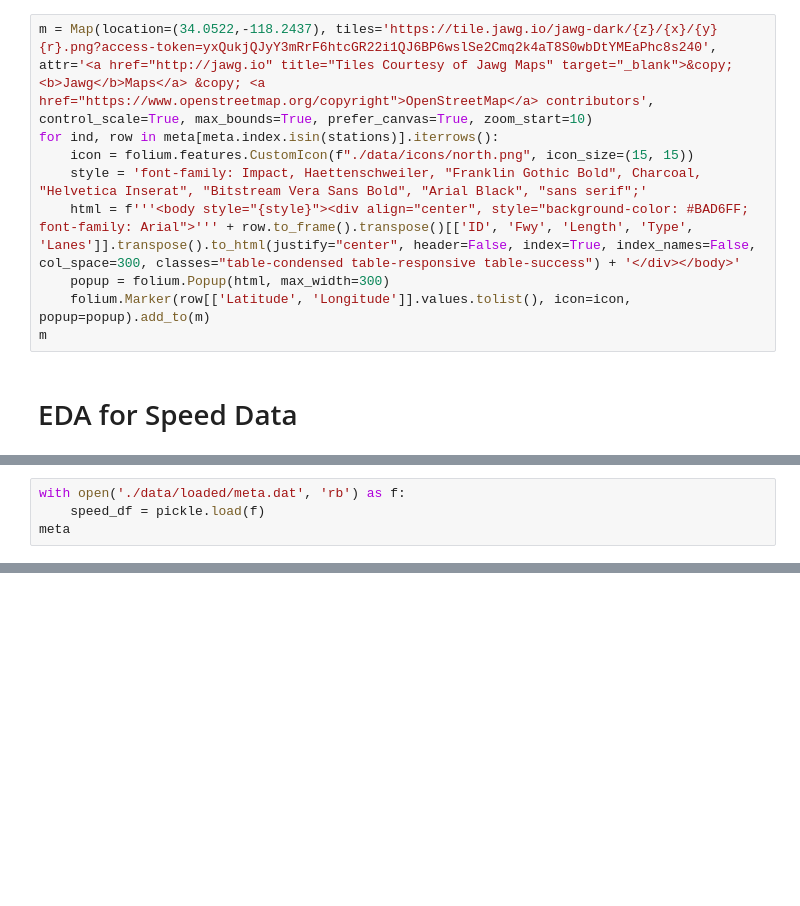
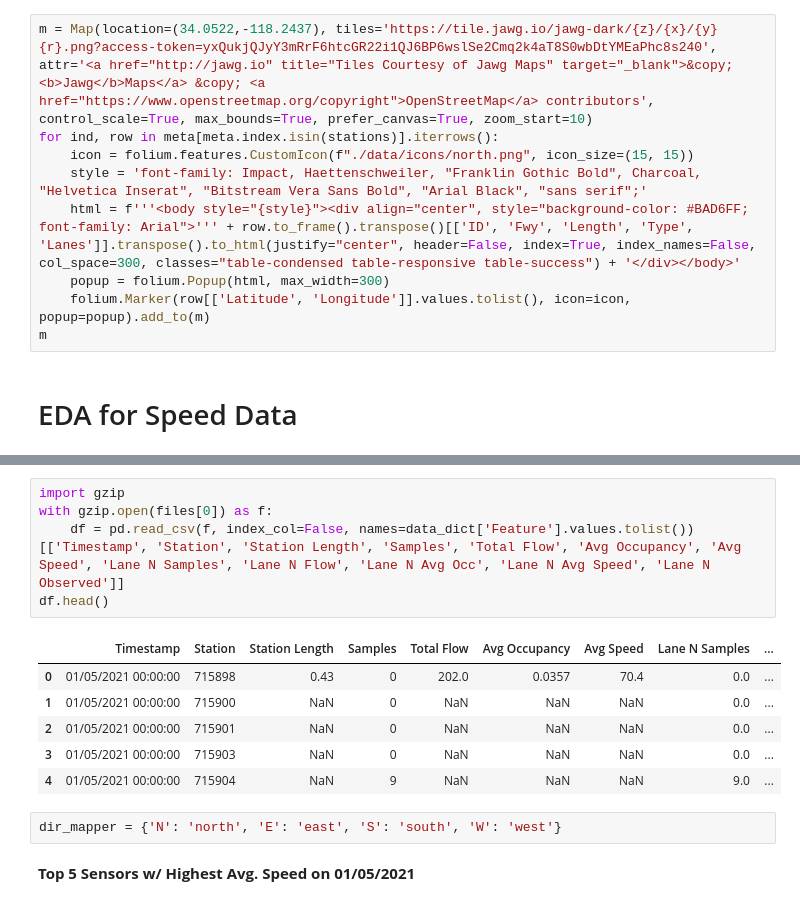
Before and after one commit to amanichopra/traffic-speed-forecasting, a Jupyter notebook: EDA.ipynb, the cells around one changed output, grey strips where cells are left out. Saved outputs shown, nothing was run; the diff lists cells and outputs as text; blank space fills up the shorter version.

```diff
--- a/EDA.ipynb
+++ b/EDA.ipynb
@@ -106,4 +104,0 @@ import pickle
-# %%
-with open('./data/loaded/meta.dat', 'rb') as f:
-    speed_df = pickle.load(f)
-meta
@@ -109,0 +135,16 @@ meta
+# %%
+import gzip
+with gzip.open(files[0]) as f:
+    df = pd.read_csv(f, index_col=False, names=data_dict['Feature'].values.tolist())[['Timestamp', 'Station', 'Station Length', 'Samples', 'Total Flow', 'Avg Occupancy', 'Avg Speed', 'Lane N Samples', 'Lane N Flow', 'Lane N Avg Occ', 'Lane N Avg Speed', 'Lane N Observed']]
+df.head()
+# %% [output]
+|  | Timestamp | Station | Station Length | Samples | Total Flow | Avg Occupancy | Avg Speed | Lane N Samples | ... |
+| 0 | 01/05/2021 00:00:00 | 715898 | 0.43 | 0 | 202.0 | 0.0357 | 70.4 | 0.0 | ... |
+| 1 | 01/05/2021 00:00:00 | 715900 | NaN | 0 | NaN | NaN | NaN | 0.0 | ... |
+| 2 | 01/05/2021 00:00:00 | 715901 | NaN | 0 | NaN | NaN | NaN | 0.0 | ... |
+| 3 | 01/05/2021 00:00:00 | 715903 | NaN | 0 | NaN | NaN | NaN | 0.0 | ... |
+| 4 | 01/05/2021 00:00:00 | 715904 | NaN | 9 | NaN | NaN | NaN | 9.0 | ... |
+# %%
+dir_mapper = {'N': 'north', 'E': 'east', 'S': 'south', 'W': 'west'}
+# %% [markdown]
+**Top 5 Sensors w/ Highest Avg. Speed on 01/05/2021**
```
Also changed, not shown: parts of 13 cells of this notebook, 1 other file.
